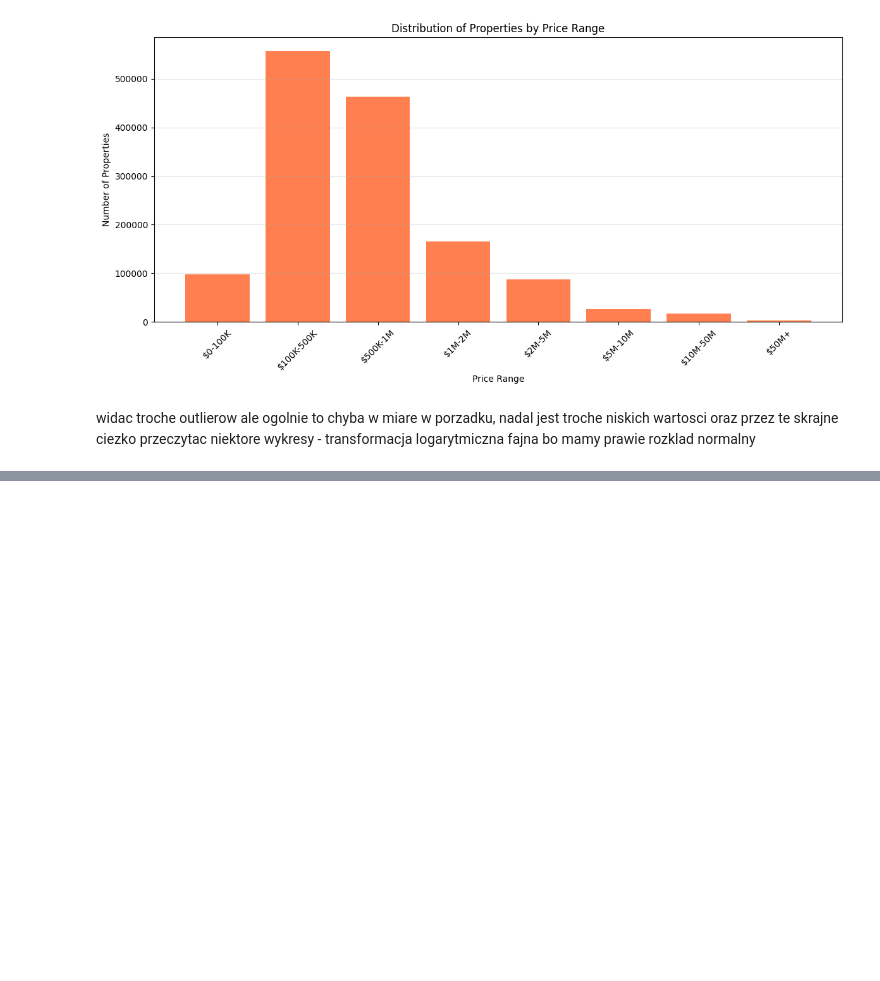
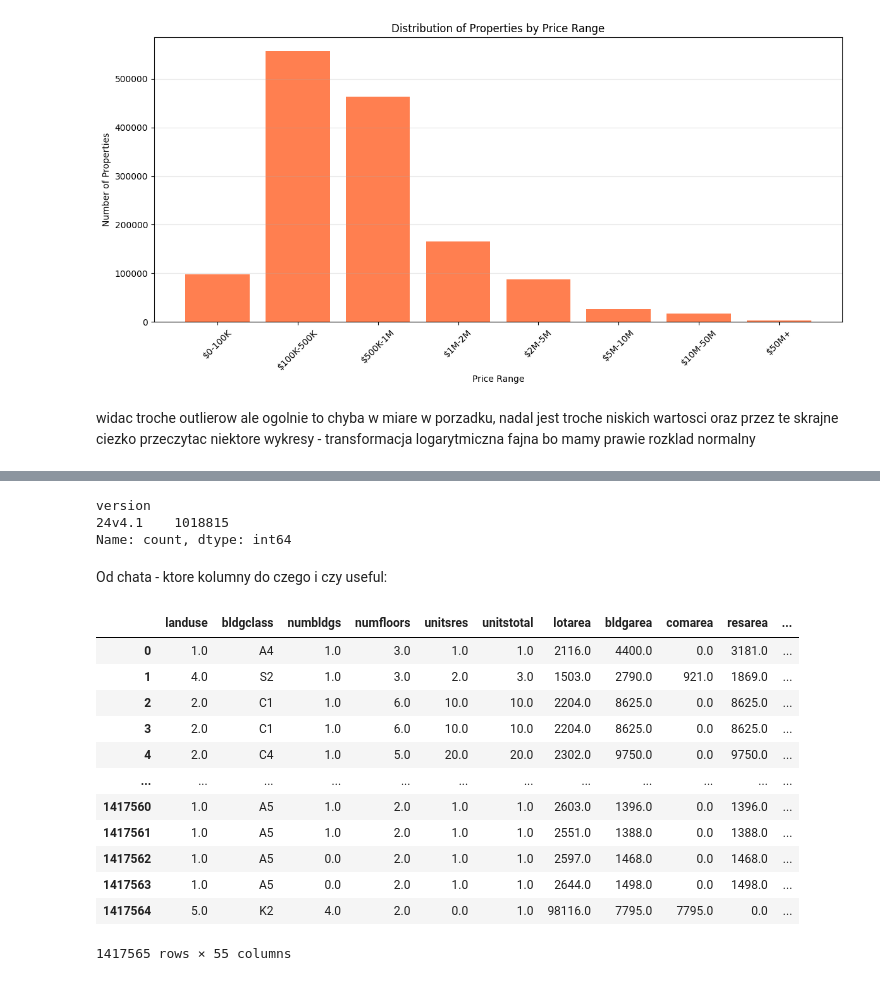
Before and after one commit to tzwpatryk/nyc_comp, a Jupyter notebook: nyc.ipynb, the cells around one changed output, grey strips where cells are left out. Drawn from its saved outputs; the diff is of its cells as text; code cells hidden in the pictures; blank space fills up the shorter version.

```diff
--- a/nyc.ipynb
+++ b/nyc.ipynb
@@ -610,0 +708,7 @@ widac troche outlierow ale ogolnie to chyba w miare w porzadku, nadal jest troch
+# %%
+df2['borough'] = df2['borough'].map(borough_map)
+# %%
+df_renamed = df.rename(columns={"BOROUGH": "borough", "BLOCK": "block", "LOT": "lot"})
+# %%
+df_merged = df_renamed.merge(df2, on=['borough', 'block', 'lot'], how='left')
+df_merged
@@ -610,0 +729,8 @@ widac troche outlierow ale ogolnie to chyba w miare w porzadku, nadal jest troch
+# %%
+df_merged["version"].value_counts()
+# %% [output]
+version
+24v4.1    1018815
+Name: count, dtype: int64
+# %% [markdown]
+Od chata - ktore kolumny do czego i czy useful:
@@ -610,0 +793,18 @@ widac troche outlierow ale ogolnie to chyba w miare w porzadku, nadal jest troch
+# %%
+df_merged = df_merged[columns_to_keep]
+# %%
+df_merged
+# %% [output]
+|  | landuse | bldgclass | numbldgs | numfloors | unitsres | unitstotal | lotarea | bldgarea | comarea | resarea | ... |
+| 0 | 1.0 | A4 | 1.0 | 3.0 | 1.0 | 1.0 | 2116.0 | 4400.0 | 0.0 | 3181.0 | ... |
+| 1 | 4.0 | S2 | 1.0 | 3.0 | 2.0 | 3.0 | 1503.0 | 2790.0 | 921.0 | 1869.0 | ... |
+| 2 | 2.0 | C1 | 1.0 | 6.0 | 10.0 | 10.0 | 2204.0 | 8625.0 | 0.0 | 8625.0 | ... |
+| 3 | 2.0 | C1 | 1.0 | 6.0 | 10.0 | 10.0 | 2204.0 | 8625.0 | 0.0 | 8625.0 | ... |
+| 4 | 2.0 | C4 | 1.0 | 5.0 | 20.0 | 20.0 | 2302.0 | 9750.0 | 0.0 | 9750.0 | ... |
+| ... | ... | ... | ... | ... | ... | ... | ... | ... | ... | ... | ... |
+| 1417560 | 1.0 | A5 | 1.0 | 2.0 | 1.0 | 1.0 | 2603.0 | 1396.0 | 0.0 | 1396.0 | ... |
+| 1417561 | 1.0 | A5 | 1.0 | 2.0 | 1.0 | 1.0 | 2551.0 | 1388.0 | 0.0 | 1388.0 | ... |
+| 1417562 | 1.0 | A5 | 0.0 | 2.0 | 1.0 | 1.0 | 2597.0 | 1468.0 | 0.0 | 1468.0 | ... |
+| 1417563 | 1.0 | A5 | 0.0 | 2.0 | 1.0 | 1.0 | 2644.0 | 1498.0 | 0.0 | 1498.0 | ... |
+| 1417564 | 5.0 | K2 | 4.0 | 2.0 | 0.0 | 1.0 | 98116.0 | 7795.0 | 7795.0 | 0.0 | ... |
+1417565 rows × 55 columns
```
Also changed, not shown: parts of 21 cells of this notebook.
